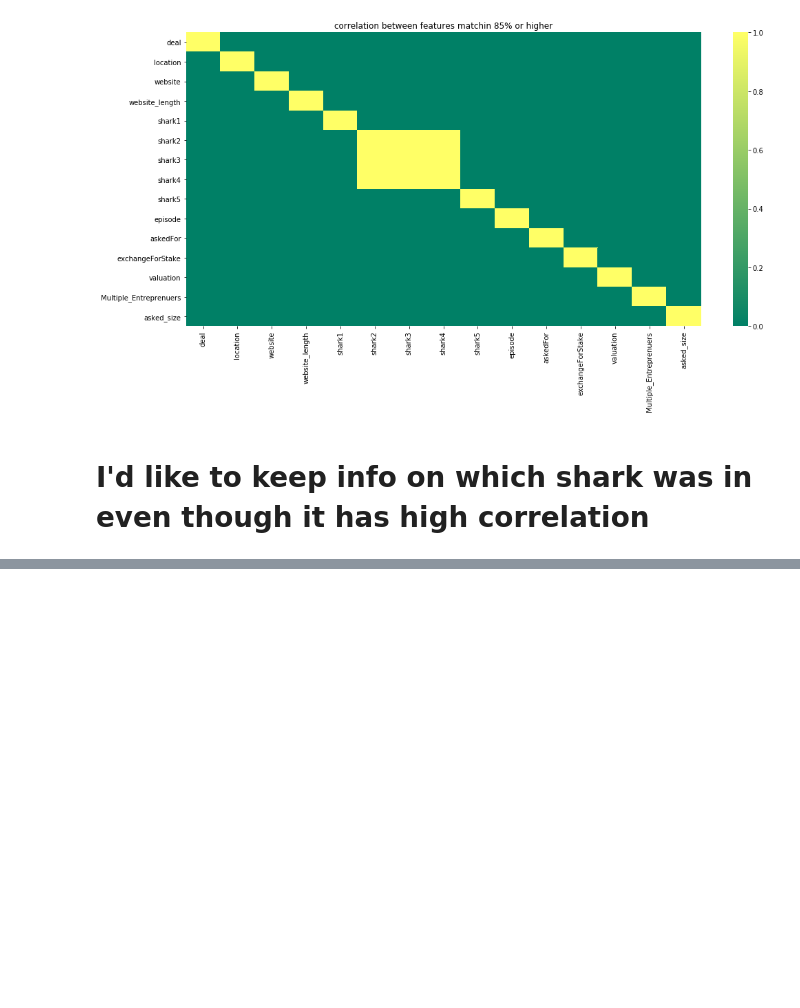
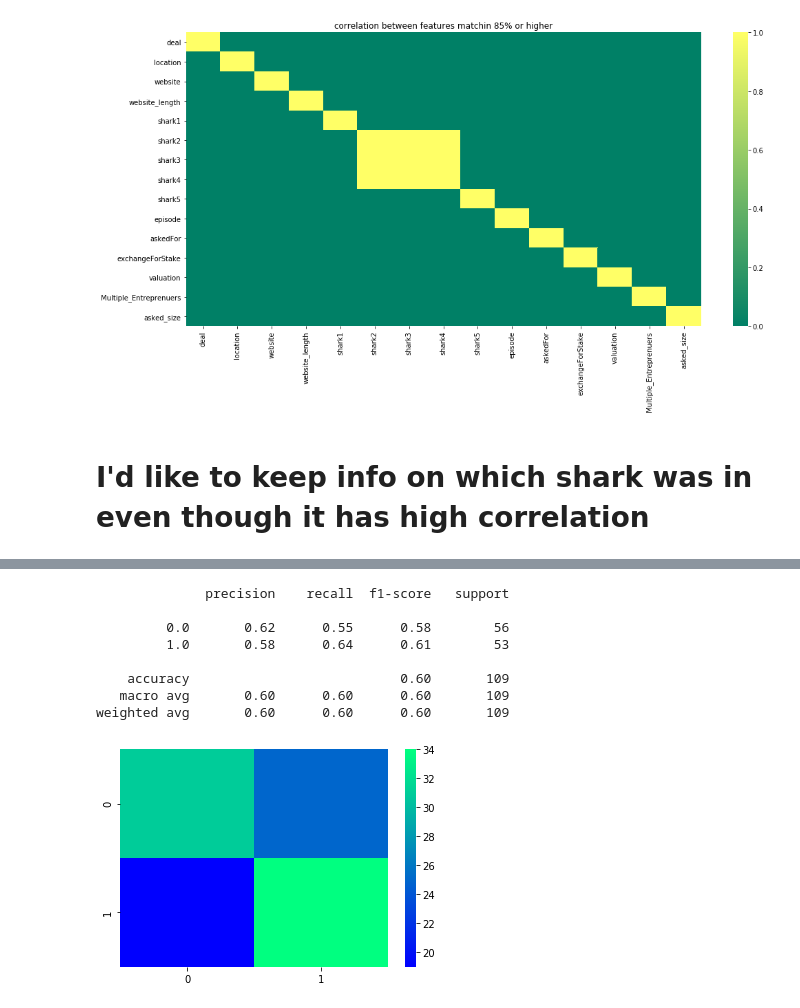
Before and after one commit to ArielJosephCohen/shark_tank, a Jupyter notebook: first_model.ipynb, the cells around one changed output, grey strips where cells are left out. Cells and saved outputs as stored; diff of their text form; code cells hidden in the pictures; blank space fills up the shorter version.

Commit message:
new model

```diff
--- a/first_model.ipynb
+++ b/first_model.ipynb
@@ -726,0 +746,3 @@ df = pd.concat([df_filter_basic,df_filter_dummies],axis=1)
+# %%
+y=df.Target
+X=df.drop(['deal','Target'],axis=1)
@@ -726,0 +826,32 @@ df = pd.concat([df_filter_basic,df_filter_dummies],axis=1)
+# %%
+X_train, X_test, y_train, y_test = train_test_split(X,y,random_state=14,test_size=0.25)
+# %%
+def classification_model(mod):
+    model=mod
+    model.fit(X_train,y_train)
+    pred=rf.predict(X_test)
+    sns.heatmap(confusion_matrix(y_test,pred),cmap='winter')
+    print(classification_report(y_test,pred))
+# %%
+from sklearn.linear_model import LogisticRegression, SGDClassifier
+from sklearn.neighbors import KNeighborsClassifier
+from sklearn.svm import SVC
+from sklearn.ensemble import RandomForestClassifier
+
+svm=SVC()
+knn=KNeighborsClassifier()
+logreg=LogisticRegression()
+sgd=SGDClassifier()
+rf=RandomForestClassifier(random_state=14)
+# %%
+classification_model(rf)
+# %% [output]
+              precision    recall  f1-score   support
+
+         0.0       0.62      0.55      0.58        56
+         1.0       0.58      0.64      0.61        53
+
+    accuracy                           0.60       109
+   macro avg       0.60      0.60      0.60       109
+weighted avg       0.60      0.60      0.60       109
+[figure, added]
```
Also changed, not shown: parts of 19 cells of this notebook.
